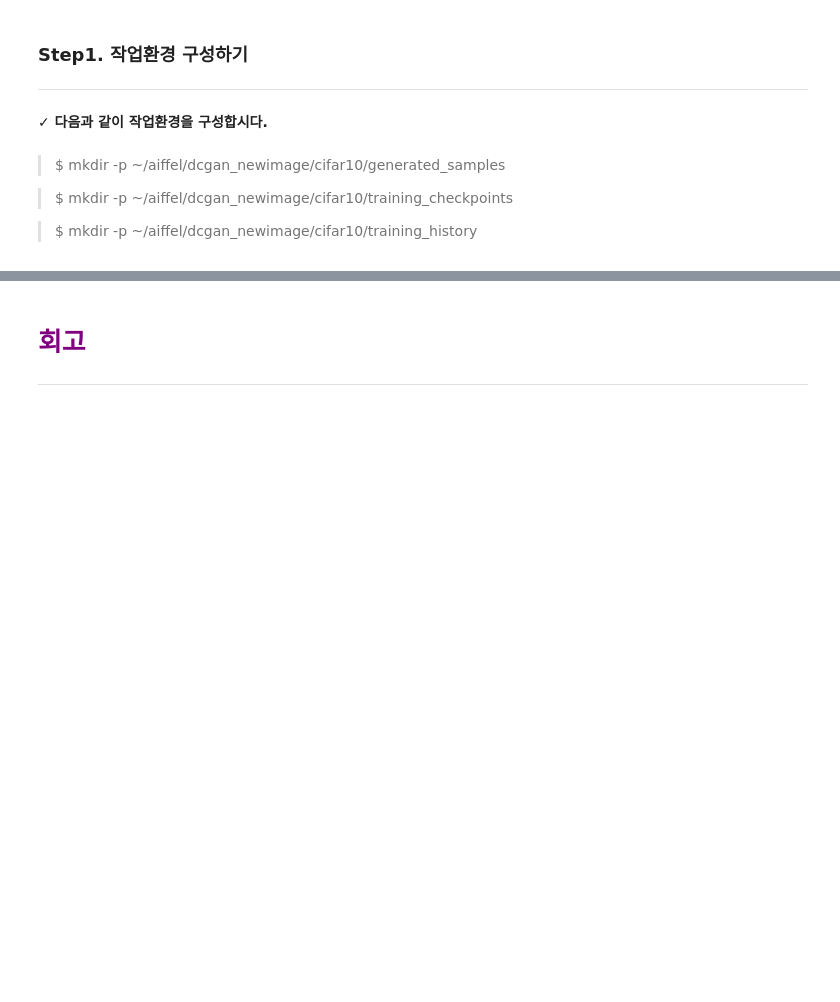
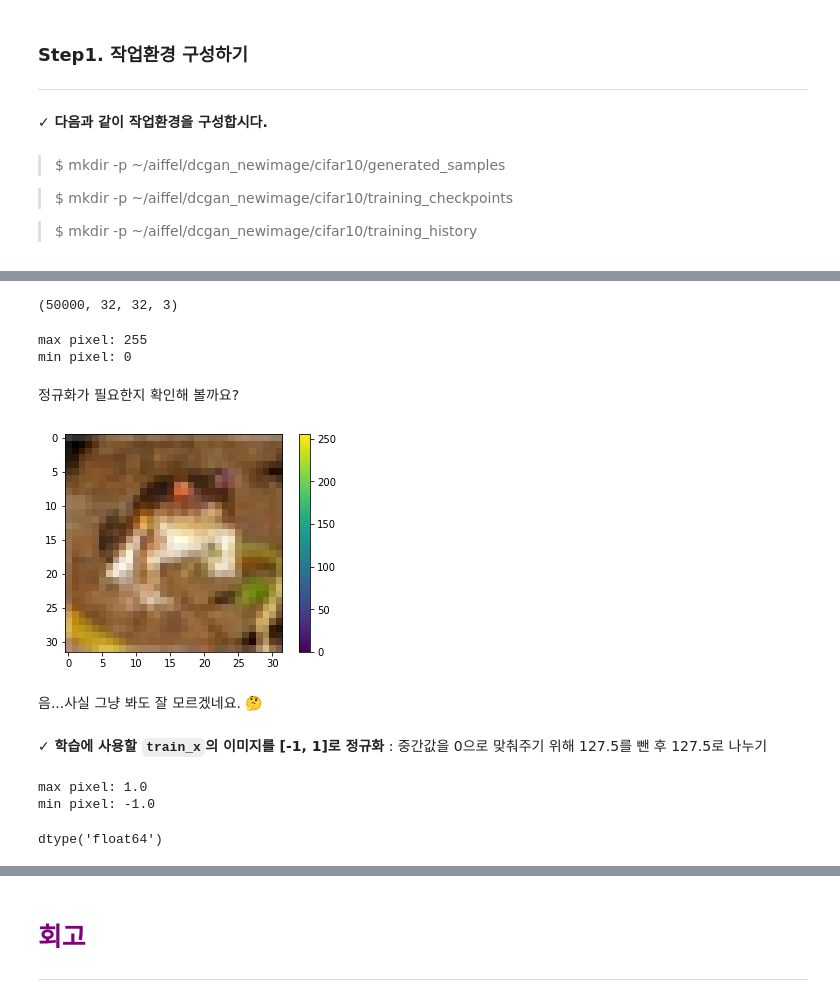
Before and after one commit to nogi519/aiffel, a Jupyter notebook: EXPLORATION12.ipynb, the cells around one changed output, grey strips where cells are left out. Drawn from its saved outputs; the diff is of its cells as text; code cells hidden in the pictures; blank space fills up the shorter version.

```diff
--- a/EXPLORATION12.ipynb
+++ b/EXPLORATION12.ipynb
@@ -205,0 +152,38 @@ Summa의 summarize를 사용하여 추출적 요약을 해보세요.
+# %%
+cifar10 = tf.keras.datasets.cifar10
+
+(train_x, _), (test_x, _) = cifar10.load_data()
+
+train_x.shape
+# %% [output]
+(50000, 32, 32, 3)
+# %%
+print("max pixel:", train_x.max())
+print("min pixel:", train_x.min())
+# %% [output]
+max pixel: 255
+min pixel: 0
+# %% [markdown]
+정규화가 필요한지 확인해 볼까요?
+# %%
+plt.imshow(train_x[0])
+plt.colorbar()  # 오른쪽에 각 픽셀의 값과 그에 따른 색도 확인
+plt.show()
+# %% [output]
+[figure, added]
+# %% [markdown]
+음...사실 그냥 봐도 잘 모르겠네요. 🤔
+# %% [markdown]
+**✓ 학습에 사용할 `train_x`의 이미지를 [-1, 1]로 정규화** : 중간값을 0으로 맞춰주기 위해 127.5를 뺀 후 127.5로 나누기
+# %%
+train_x = (train_x - 127.5) / 127.5 # 이미지를 [-1, 1]로 정규화
+
+print("max pixel:", train_x.max())
+print("min pixel:", train_x.min())
+# %% [output]
+max pixel: 1.0
+min pixel: -1.0
+# %%
+train_x.dtype
+# %% [output]
+dtype('float64')
```
Also changed, not shown: parts of 65 cells of this notebook.
